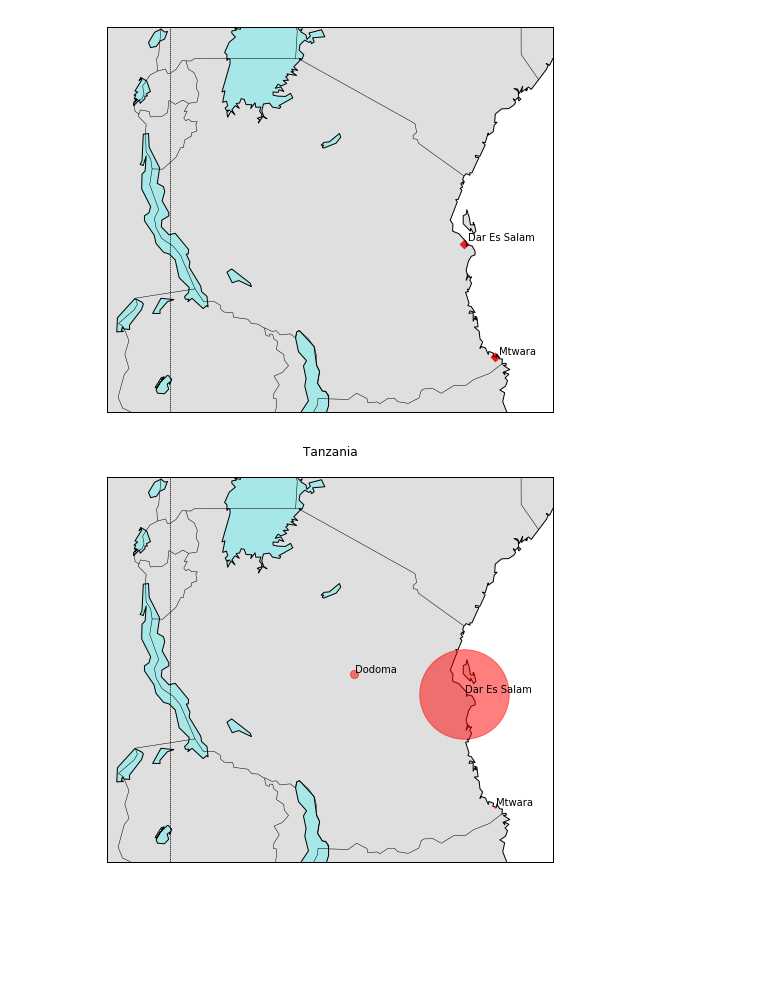
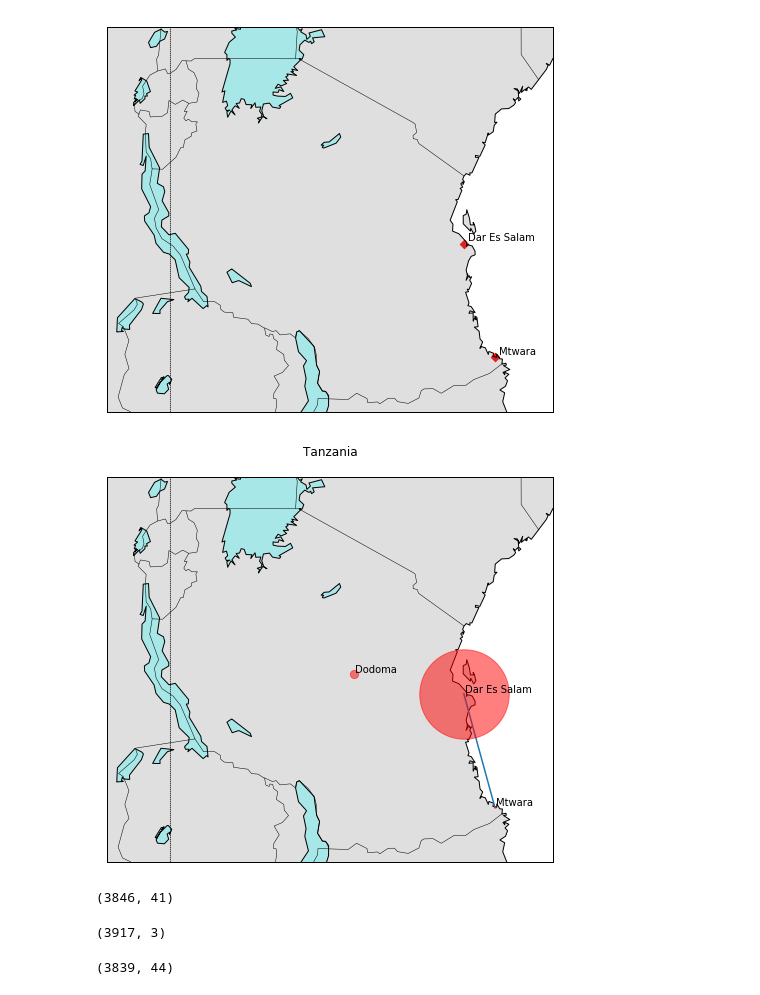
Before and after one commit to mwaugh0328/Data_Bootcamp_Fall_2017, a Jupyter notebook: data_bootcamp_1204/base_map.ipynb, the cells around one changed output. Drawn from its saved outputs; the diff is of its cells as text; code cells hidden in the pictures; blank space fills up the shorter version.

```diff
--- a/data_bootcamp_1204/base_map.ipynb
+++ b/data_bootcamp_1204/base_map.ipynb
@@ -122,31 +124,68 @@ my_map.fillcontinents(color='grey',alpha = 0.25,lake_color='aqua')
 #my_map.bluemarble()
 my_map.drawmapboundary()
 
 my_map.drawmeridians(np.arange(0, 360, 30))
 my_map.drawparallels(np.arange(-90, 90, 30))
 
 
 lon = [39.20 , 40.1760, 35.7516]
 
 lat = [-6.79 , -10.3112, -6.1630]
 
+
+my_map.drawgreatcircle(lon[0], lat[0], lon[1], lat[1])
+
 population = [4.365, 0.080, 0.40]
 
 x,y = my_map(lon, lat) #This generated the map coordinates already, so below say fals
 
 #my_map.scatter(x,y, latlon = False, alpha = 0.99, color = "red",marker='D')
 
 labels = ['Dar Es Salam', 'Mtwara', 'Dodoma']
 min_marker_size = 20.5
 
 for lon, lat, mag, label in zip(lon, lat, population, labels):
     x,y = my_map(lon, lat)
     msize = mag * min_marker_size
     my_map.plot(x, y, 'ro', markersize=msize, alpha = 0.5)
     plt.text(x+5000, y+5000, label)
 
+
+
 plt.title("Tanzania\n")
 
 plt.show()
 # %% [output]
-[figure, old version]
+[figure, new version]
+# %%
+path = "C://Users//mwaugh//Dropbox//Panel Tracking Surveys//Tanzania//Raw Data (2008-2009 and 2010-2011)"
+file = path + "//TZY2.HH.Consumption.dta"
+
+demo_tanz = pd.read_stata(file)
+
+demo_tanz.shape
+# %% [output]
+(3846, 41)
+# %%
+path = "C://Users//mwaugh//Dropbox//Panel Tracking Surveys//Tanzania//Raw Data (2008-2009 and 2010-2011)"
+file = path + "//HH.Geovariables_Y2.dta"
+
+geo_var = pd.read_stata(file, columns = ["y2_hhid", "lat_modified", "lon_modified"])
+
+geo_var.head()
+
+geo_var.shape
+# %% [output]
+(3917, 3)
+# %%
+test= pd.merge(demo_tanz, geo_var, how='inner',
+                         left_on = "y2_hhid", right_on = "y2_hhid", indicator = True)
+
+# Note by taking the inner, there will be some stuff that is going to be droped.
+# There are no election results for parts of Alaska...
+
+test.head(10)
+
+test.shape
+# %% [output]
+(3839, 44)
```
Also changed, not shown: parts of 7 cells of this notebook, 1 other file.
